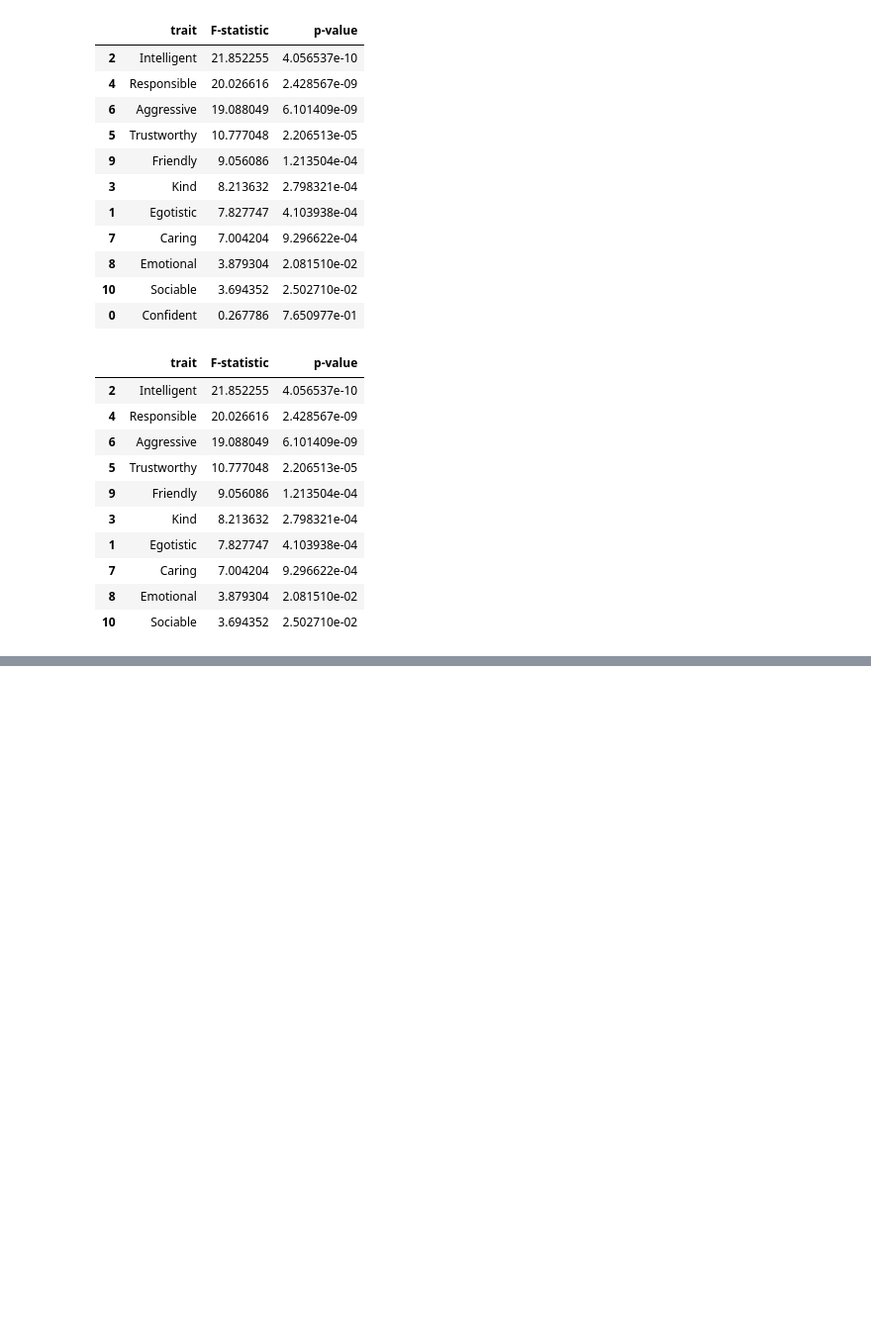
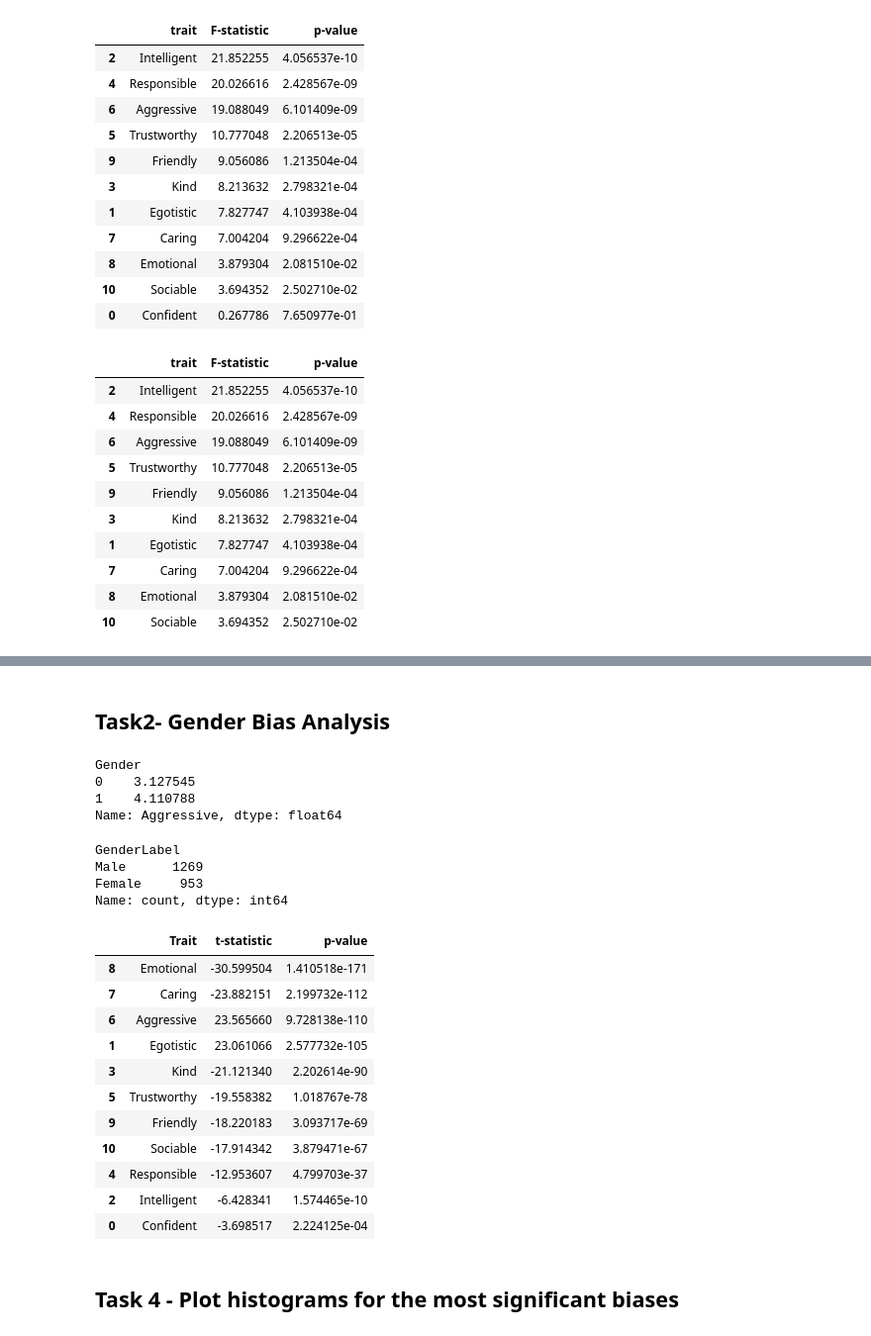
Before and after one commit to RheshaVinod/Fairness-and-Bias-Analysis, a Jupyter notebook: Vinod_RheshaSusil.ipynb, the cells around one changed output, grey strips where cells are left out. Shown at 99% size. Drawn from its saved outputs; the diff is of its cells as text; code cells hidden in the pictures; blank space fills up the shorter version.

```diff
--- a/Vinod_RheshaSusil.ipynb
+++ b/Vinod_RheshaSusil.ipynb
@@ -165,0 +149,24 @@ display(significant_traits)
+# %% [markdown]
+## Task2- Gender Bias Analysis
+# %%
+df["Gender"].value_counts()
+df["Gender"].unique()
+df.groupby("Gender")["Aggressive"].mean()
+# %% [output]
+Gender
+0    3.127545
+1    4.110788
+Name: Aggressive, dtype: float64
+# %%
+gender_map = {
+    1: "Male",
+    0: "Female"
+}
+
+df["GenderLabel"] = df["Gender"].map(gender_map)
+df["GenderLabel"].value_counts()
+# %% [output]
+GenderLabel
+Male      1269
+Female     953
+Name: count, dtype: int64
@@ -165,0 +178,38 @@ display(significant_traits)
+# %%
+from scipy.stats import ttest_ind
+
+male = df[df["GenderLabel"] == "Male"]
+female = df[df["GenderLabel"] == "Female"]
+
+results = []
+
+for trait in traits:
+    t_stat, p_val = ttest_ind(
+        male[trait],
+        female[trait],
+        equal_var=False
+    )
+
+    results.append({
+        "Trait": trait,
+        "t-statistic": t_stat,
+        "p-value": p_val
+    })
+
+t_test_df = pd.DataFrame(results).sort_values("p-value")
+t_test_df
+# %% [output]
+|  | Trait | t-statistic | p-value |
+| 8 | Emotional | -30.599504 | 1.410518e-171 |
+| 7 | Caring | -23.882151 | 2.199732e-112 |
+| 6 | Aggressive | 23.565660 | 9.728138e-110 |
+| 1 | Egotistic | 23.061066 | 2.577732e-105 |
+| 3 | Kind | -21.121340 | 2.202614e-90 |
+| 5 | Trustworthy | -19.558382 | 1.018767e-78 |
+| 9 | Friendly | -18.220183 | 3.093717e-69 |
+| 10 | Sociable | -17.914342 | 3.879471e-67 |
+| 4 | Responsible | -12.953607 | 4.799703e-37 |
+| 2 | Intelligent | -6.428341 | 1.574465e-10 |
+| 0 | Confident | -3.698517 | 2.224125e-04 |
+# %% [markdown]
+## Task 4 - Plot histograms for the most significant biases
```
Also changed, not shown: parts of 12 cells of this notebook.
